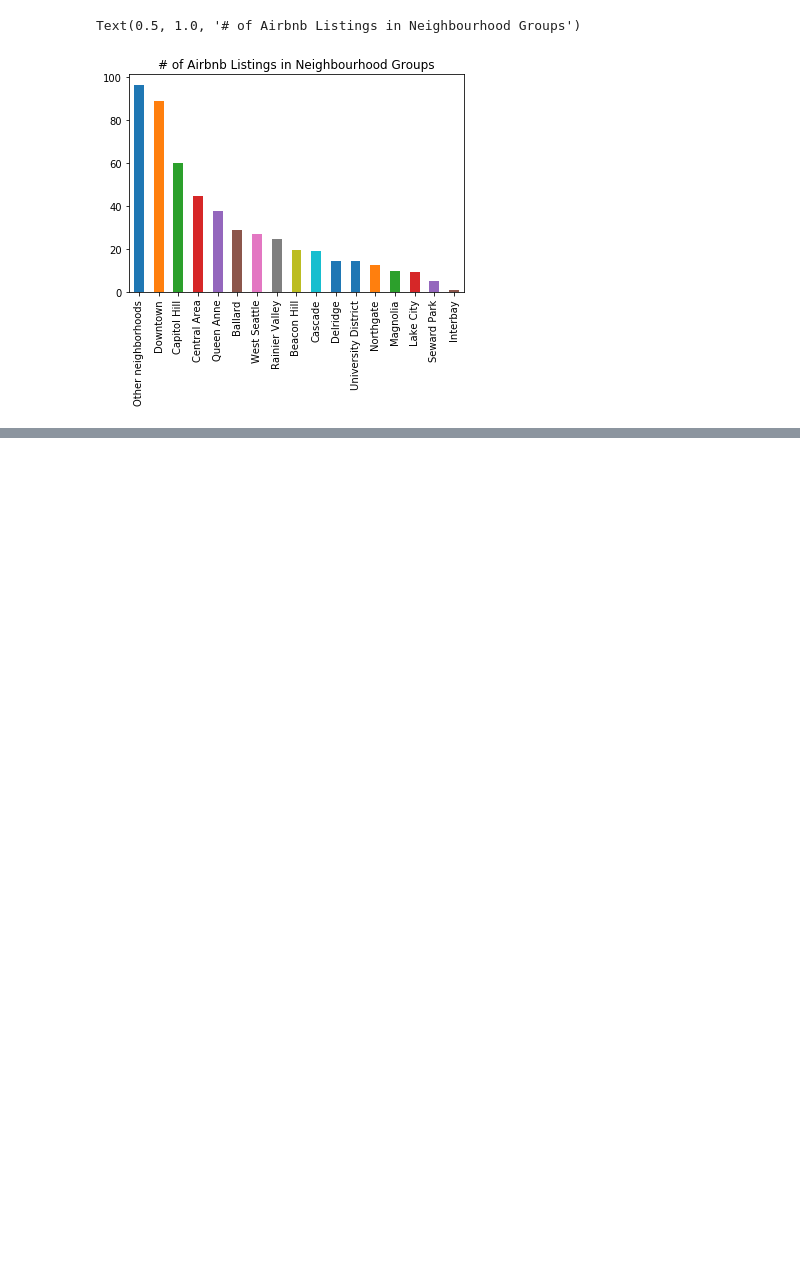
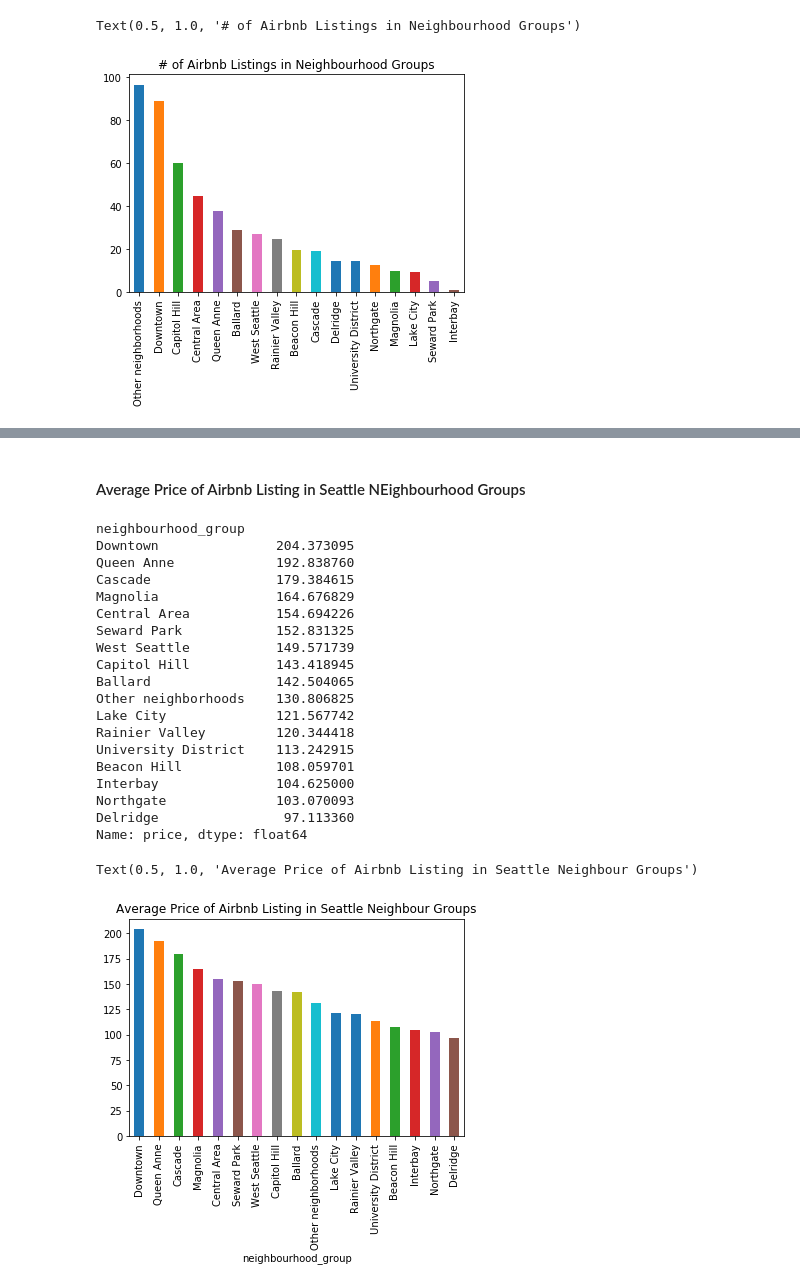
Before and after one commit to SimplifyData/Predict-Airbnb-Prices-in-Seattle, a Jupyter notebook: seattle_airbnb.ipynb, the cells around one changed output, grey strips where cells are left out. Saved outputs shown, nothing was run; the diff lists cells and outputs as text; code cells hidden in the pictures; blank space fills up the shorter version.

```diff
--- a/seattle_airbnb.ipynb
+++ b/seattle_airbnb.ipynb
@@ -183,0 +208,31 @@ number_of_reviews
+# %% [markdown]
+#### Average Price of Airbnb Listing in Seattle NEighbourhood Groups
+# %%
+areas_and_prices = airbnb_listing_df.groupby(by = ["neighbourhood_group"])["price"].mean()[::-1].sort_values(ascending = False)
+# %%
+print(areas_and_prices)
+
+areas_and_prices.plot(kind = "bar")
+plt.title("Average Price of Airbnb Listing in Seattle Neighbour Groups")
+# %% [output]
+neighbourhood_group
+Downtown               204.373095
+Queen Anne             192.838760
+Cascade                179.384615
+Magnolia               164.676829
+Central Area           154.694226
+Seward Park            152.831325
+West Seattle           149.571739
+Capitol Hill           143.418945
+Ballard                142.504065
+Other neighborhoods    130.806825
+Lake City              121.567742
+Rainier Valley         120.344418
+University District    113.242915
+Beacon Hill            108.059701
+Interbay               104.625000
+Northgate              103.070093
+Delridge                97.113360
+Name: price, dtype: float64
+Text(0.5, 1.0, 'Average Price of Airbnb Listing in Seattle Neighbour Groups')
+[figure, added]
```
Also changed, not shown: parts of 9 cells of this notebook.
